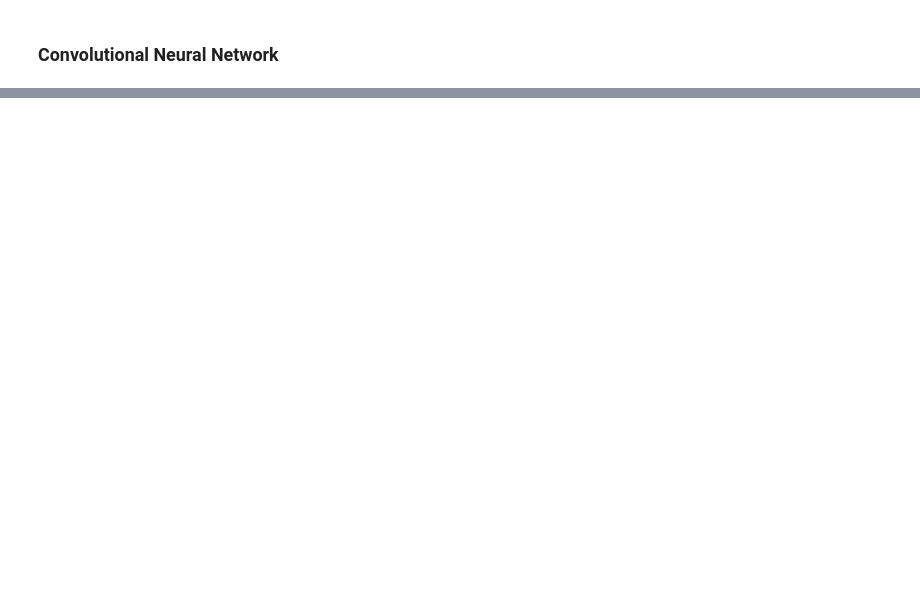
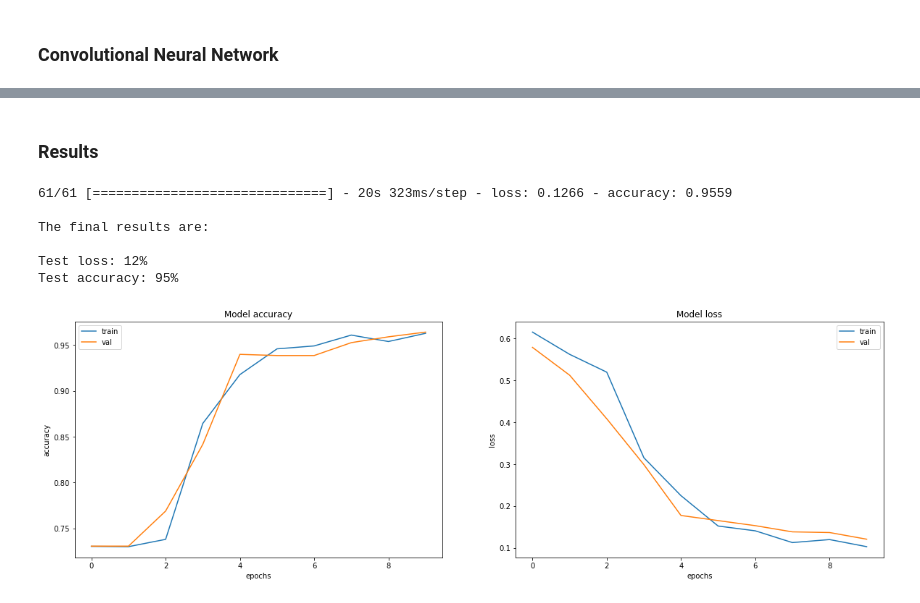
Before and after one commit to Zivbz/Kaggle---project---Xray-scans, a Jupyter notebook: chest_xray_project.ipynb, the cells around one changed output, grey strips where cells are left out. Drawn from its saved outputs; the diff is of its cells as text; code cells hidden in the pictures; blank space fills up the shorter version.

```diff
--- a/chest_xray_project.ipynb
+++ b/chest_xray_project.ipynb
@@ -550,0 +786,29 @@ The results are great. We are looking on a model that classifies normal and pneu
+# %%
+model = Sequential()
+
+model.add(Conv2D(32, kernel_size = 2, activation="relu",padding='same', input_shape=(60,100,1)))
+model.add(Conv2D(64, kernel_size = 3, activation="relu", padding='same'))
+model.add(MaxPooling2D(pool_size=(2, 2)))
+
+model.add(Conv2D(64, kernel_size = 3, activation="relu", padding='same'))
+model.add(Conv2D(128, kernel_size = 4, activation="relu", padding='same'))
+model.add(MaxPooling2D(pool_size=(3, 3)))
+
+model.add(Conv2D(128, kernel_size = 4, activation="relu", padding='same'))
+model.add(Conv2D(256, kernel_size = 5, activation="relu", padding='same'))
+model.add(MaxPooling2D(pool_size=(4, 4)))
+
+model.add(Flatten())
+
+model.add(Dense(256, activation="relu"))
+model.add(Dropout(0.25))
+
+model.add(Dense(128, activation="relu"))
+model.add(Dropout(0.25))
+
+model.add(Dense(64, activation="relu"))
+model.add(Dropout(0.25))
+
+model.add(Dense(2, activation='softmax'))
+
+model.summary()
@@ -550,0 +833,12 @@ The results are great. We are looking on a model that classifies normal and pneu
+# %%
+model.compile(loss='binary_crossentropy',
+              optimizer='adam',
+              metrics=['accuracy'])
+# %%
+history = model.fit(train_data, train_labels,
+                    batch_size = 64,
+                    epochs=10,
+                    verbose=1,
+                    shuffle=True,
+                    validation_data=(valid_data, valid_labels),
+                    callbacks = [LR_reduce, ES_monitor])
@@ -550,0 +866,15 @@ The results are great. We are looking on a model that classifies normal and pneu
+# %% [markdown]
+### Results
+# %%
+plot_results(model, test_data, test_labels)
+# %% [output]
+61/61 [==============================] - 20s 323ms/step - loss: 0.1266 - accuracy: 0.9559
+
+The final results are:
+
+Test loss: 12%
+Test accuracy: 95%
+# %%
+plot_history(history)
+# %% [output]
+[figure, added]
```
Also changed, not shown: parts of 82 cells of this notebook.
